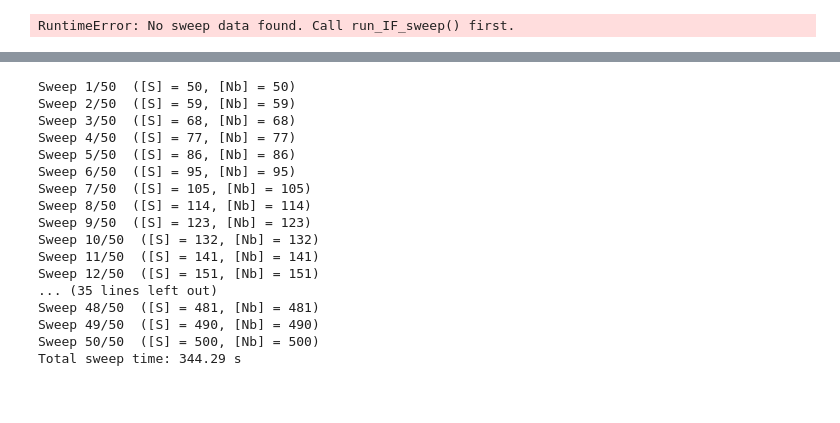
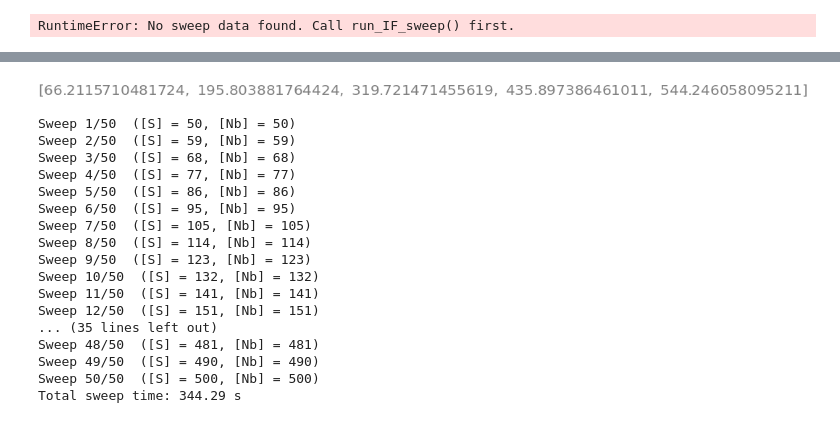
Before and after one commit to FTurci/conductance-chem-net, a Jupyter notebook: students/Will/Gillespie_simulations/comparing_methods.ipynb, the cells around one changed output, grey strips where cells are left out. Cells and saved outputs as stored; diff of their text form; code cells hidden in the pictures; blank space fills up the shorter version.

```diff
--- a/students/Will/Gillespie_simulations/comparing_methods.ipynb
+++ b/students/Will/Gillespie_simulations/comparing_methods.ipynb
@@ -204,3 +193,7 @@ Steady-state Na: 550.825004630836
+# %%
+Na_means
+# %% [output]
+[figure, added]
 # %%
 # And again run the sim over many values of a specified species to see the conductance changes (let's try 'S' and 'Nb', as these
 # are external species. This is indexes = 8,9 (varying over the same quantity). And lets ignore covariance for now.
```
Also changed, not shown: parts of 12 cells of this notebook, 8 other files.
